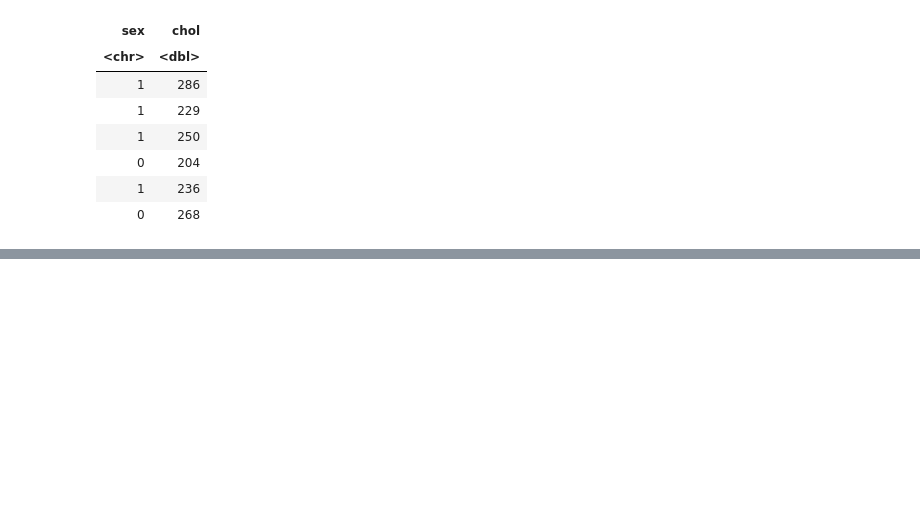
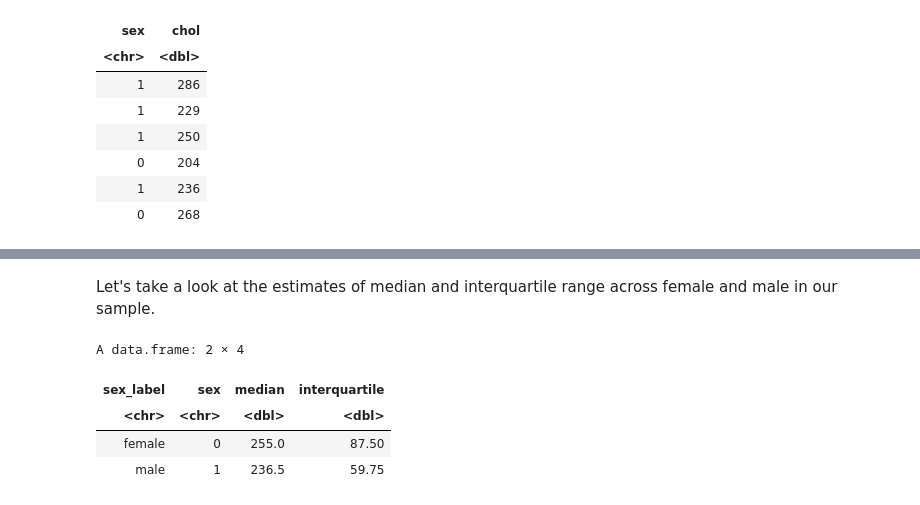
Before and after one commit to kzhang0113/STAT-201-Group-10-Project-, a Jupyter notebook: Project Proposal.ipynb, the cells around one changed output, grey strips where cells are left out. Saved outputs shown, nothing was run; the diff lists cells and outputs as text; code cells hidden in the pictures; blank space fills up the shorter version.

```diff
--- a/Project Proposal.ipynb
+++ b/Project Proposal.ipynb
@@ -114,0 +122,17 @@ chol_hist
+# %% [markdown]
+Let's take a look at the estimates of median and interquartile range across female and male in our sample.
+# %%
+chol_sex_estimates <- chol_sex %>%
+    group_by(sex) %>%
+    summarize(median = median(chol),
+              interquartile = IQR(chol)) %>%
+    cbind(sex_label = c("female", "male")) %>%
+    relocate(sex_label, .before = sex)
+
+chol_sex_estimates
+# %% [output]
+A data.frame: 2 × 4
+| sex_label | sex | median | interquartile |
+| <chr> | <chr> | <dbl> | <dbl> |
+| female | 0 | 255.0 | 87.50 |
+| male | 1 | 236.5 | 59.75 |
```
Also changed, not shown: parts of 6 cells of this notebook.
